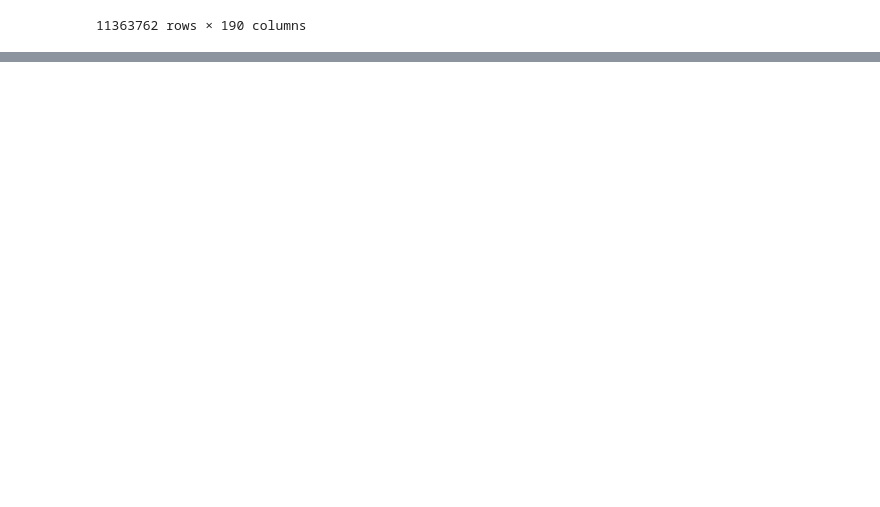
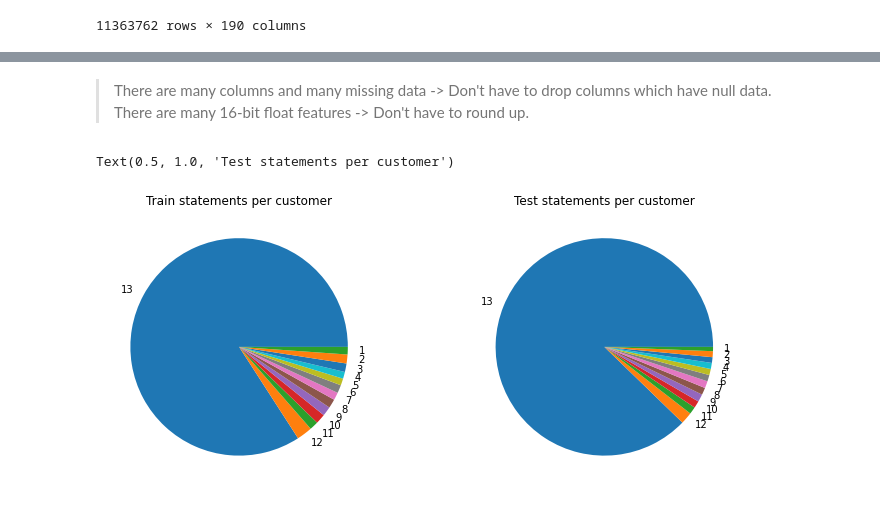
Before and after one commit to YuLim2/Kaggle, a Jupyter notebook: AMEX/amex-data-analysis-in-english.ipynb, the cells around one changed output, grey strips where cells are left out. Cells and saved outputs as stored; diff of their text form; code cells hidden in the pictures; blank space fills up the shorter version.

Commit message:
ADD: Data info date and per customer's statements

```diff
--- a/AMEX/amex-data-analysis-in-english.ipynb
+++ b/AMEX/amex-data-analysis-in-english.ipynb
@@ -76,0 +97,16 @@ with pd.option_context("display.min_rows", 6):
+# %% [markdown]
+> There are many columns and many missing data -> Don't have to drop columns which have null data. <br>
+There are many 16-bit float features -> Don't have to round up.
+# %%
+# Check the statements per customer
+fig, (ax1, ax2) = plt.subplots(1, 2, figsize=(12, 5))
+train_sc = train.customer_ID.value_counts().value_counts().sort_index(ascending=False).rename('Train statements per customer')
+ax1.pie(train_sc, labels=train_sc.index)
+ax1.set_title(train_sc.name)
+
+test_sc = test.customer_ID.value_counts().value_counts().sort_index(ascending=False).rename('Test statements per customer')
+ax2.pie(test_sc, labels=train_sc.index)
+ax2.set_title(test_sc.name)
+# %% [output]
+Text(0.5, 1.0, 'Test statements per customer')
+[figure, added]
```
Also changed, not shown: parts of 3 cells of this notebook.
